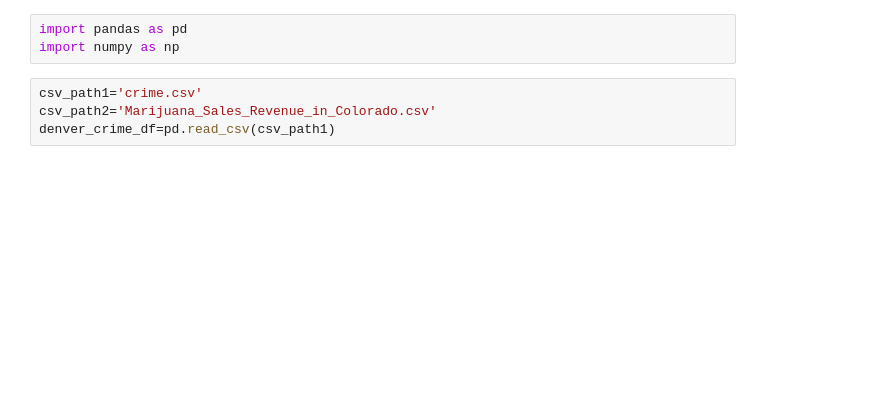
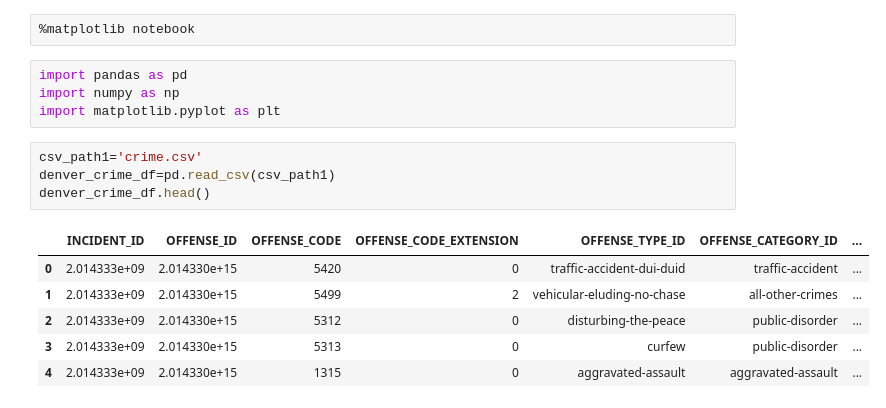
Before and after one commit to ethompson1988/Project-1, a Jupyter notebook: Untitled.ipynb, the cells around one changed output. Cells and saved outputs as stored; diff of their text form; blank space fills up the shorter version.

```diff
--- a/Untitled.ipynb
+++ b/Untitled.ipynb
@@ -1,10 +1,20 @@
+# %%
+%matplotlib notebook
 # %%
 import pandas as pd
 import numpy as np
+import matplotlib.pyplot as plt
 # %%
 csv_path1='crime.csv'
-csv_path2='Marijuana_Sales_Revenue_in_Colorado.csv'
 denver_crime_df=pd.read_csv(csv_path1)
+denver_crime_df.head()
+# %% [output]
+|  | INCIDENT_ID | OFFENSE_ID | OFFENSE_CODE | OFFENSE_CODE_EXTENSION | OFFENSE_TYPE_ID | OFFENSE_CATEGORY_ID | ... |
+| 0 | 2.014333e+09 | 2.014330e+15 | 5420 | 0 | traffic-accident-dui-duid | traffic-accident | ... |
+| 1 | 2.014333e+09 | 2.014330e+15 | 5499 | 2 | vehicular-eluding-no-chase | all-other-crimes | ... |
+| 2 | 2.014333e+09 | 2.014330e+15 | 5312 | 0 | disturbing-the-peace | public-disorder | ... |
+| 3 | 2.014333e+09 | 2.014330e+15 | 5313 | 0 | curfew | public-disorder | ... |
+| 4 | 2.014333e+09 | 2.014330e+15 | 1315 | 0 | aggravated-assault | aggravated-assault | ... |
 # %%
 crime_df=pd.DataFrame({
                        'Offense Type':denver_crime_df['OFFENSE_TYPE_ID'],
```
Also changed, not shown: parts of 11 cells of this notebook.
